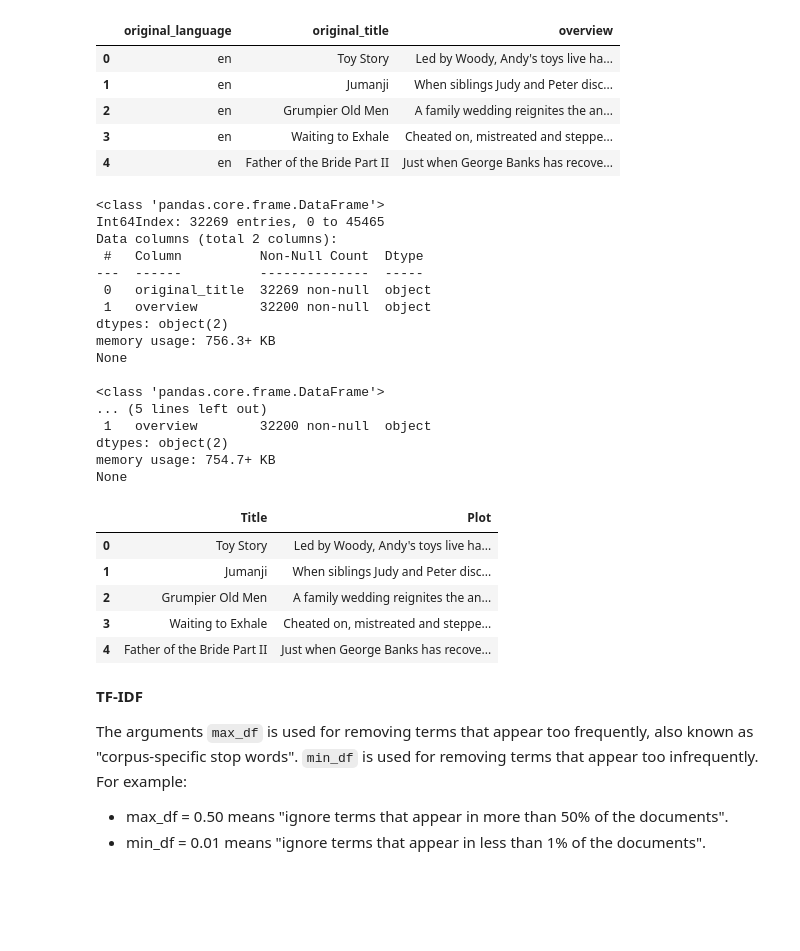
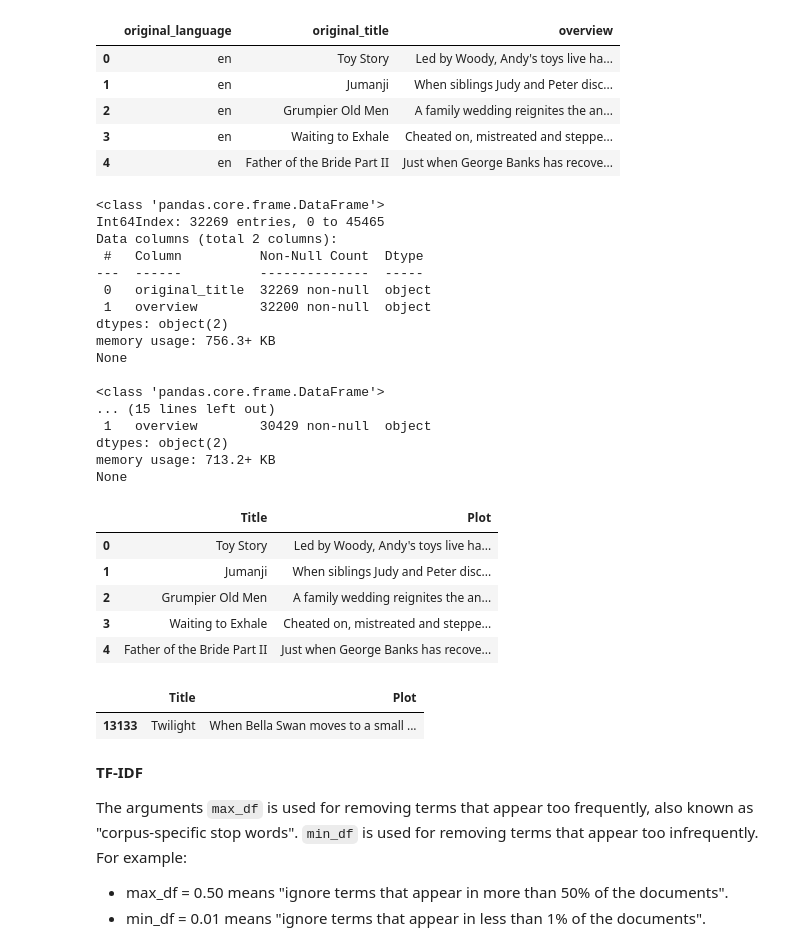
Before and after one commit to wswu001/Recommendation-Engine-for-Movies, a Jupyter notebook: Part2_content_based.ipynb, the cells around one changed output. Saved outputs shown, nothing was run; the diff lists cells and outputs as text; code cells hidden in the pictures; blank space fills up the shorter version.

```diff
--- a/Part2_content_based.ipynb
+++ b/Part2_content_based.ipynb
@@ -231,6 +231,10 @@ print()
 movie_plot_df = movie_plot_df.dropna(axis=0)
 print(movie_plot_df.info())
 
+# Remove Duplicate
+movie_plot_df = movie_plot_df.drop_duplicates(subset=['original_title'],keep='last')
+print(movie_plot_df.info())
+
 # Change column's name
 movie_plot_df.columns = ['Title', 'Plot']
 movie_plot_df.head()
@@ -247,10 +251,10 @@ memory usage: 756.3+ KB
 None
 
 <class 'pandas.core.frame.DataFrame'>
-... (5 lines left out)
- 1   overview        32200 non-null  object
+... (15 lines left out)
+ 1   overview        30429 non-null  object
 dtypes: object(2)
-memory usage: 754.7+ KB
+memory usage: 713.2+ KB
 None
 |  | Title | Plot |
 | 0 | Toy Story | Led by Woody, Andy's toys live ha... |
@@ -258,6 +262,11 @@ None
 | 2 | Grumpier Old Men | A family wedding reignites the an... |
 | 3 | Waiting to Exhale | Cheated on, mistreated and steppe... |
 | 4 | Father of the Bride Part II | Just when George Banks has recove... |
+# %%
+movie_plot_df[movie_plot_df['Title']=='Twilight']
+# %% [output]
+|  | Title | Plot |
+| 13133 | Twilight | When Bella Swan moves to a small ... |
 # %% [markdown]
 **TF-IDF**
 
```
Also changed, not shown: parts of 10 cells of this notebook.
